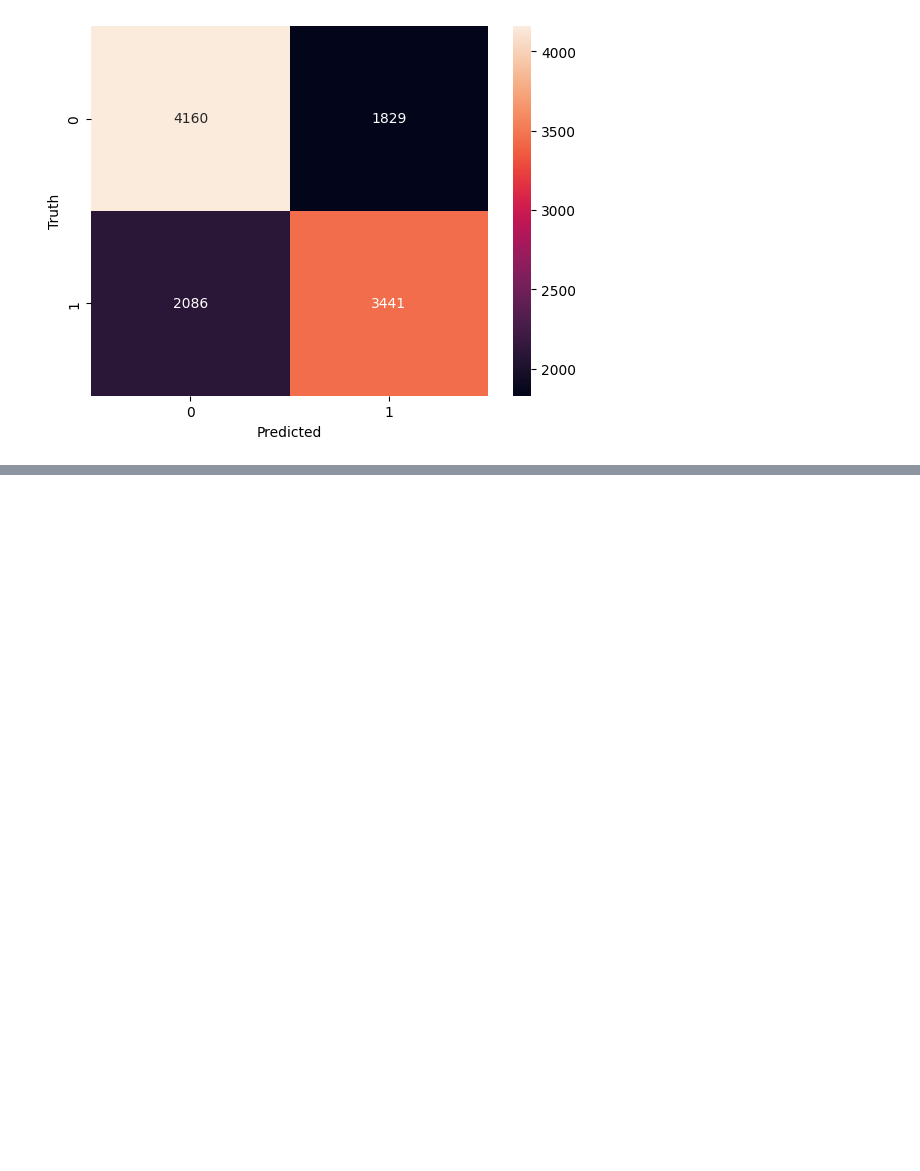
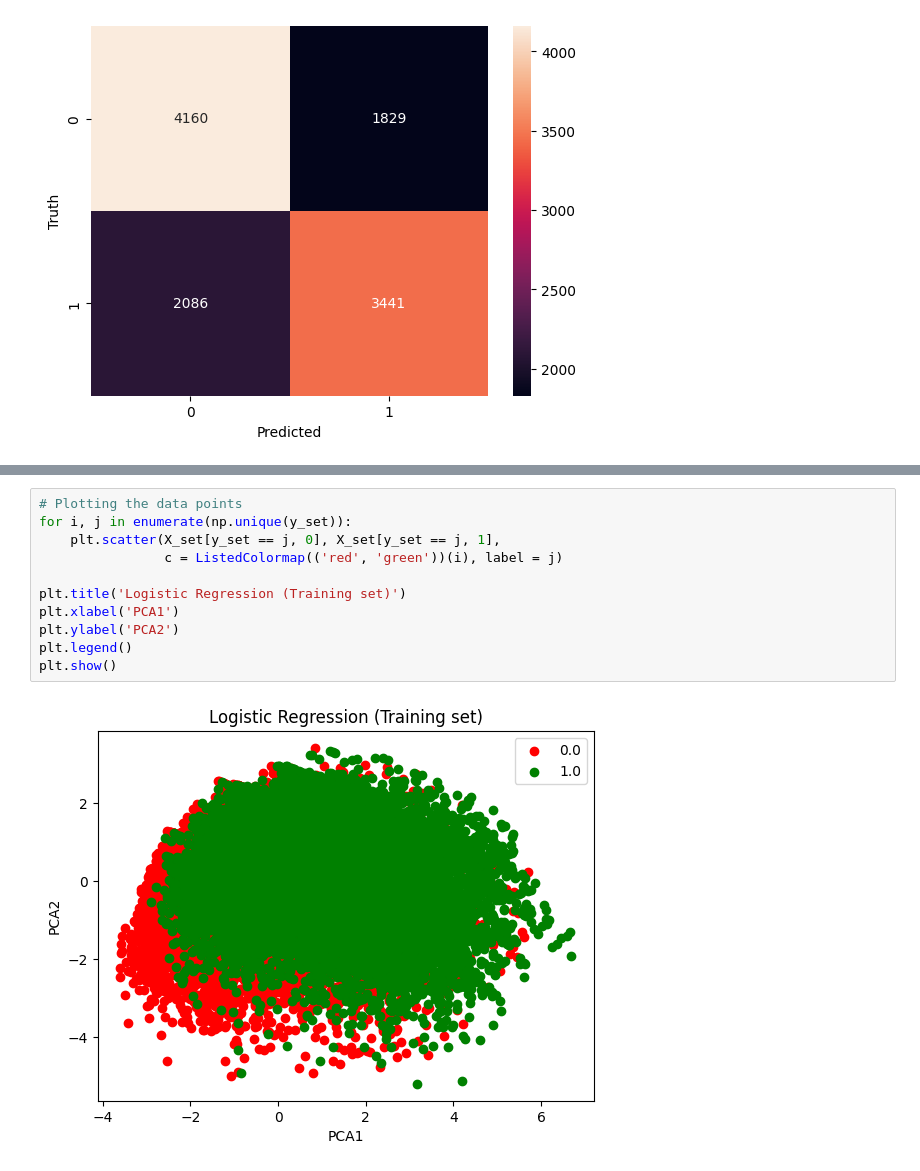
Before and after one commit to jjmccarty/project2_diabetes_outcomes, a Jupyter notebook: AZ.ipynb, the cells around one changed output, grey strips where cells are left out. Cells and saved outputs as stored; diff of their text form; blank space fills up the shorter version.

```diff
--- a/AZ.ipynb
+++ b/AZ.ipynb
@@ -151,0 +182,13 @@ plt.show()
+# %%
+# Plotting the data points
+for i, j in enumerate(np.unique(y_set)):
+    plt.scatter(X_set[y_set == j, 0], X_set[y_set == j, 1],
+                c = ListedColormap(('red', 'green'))(i), label = j)
+
+plt.title('Logistic Regression (Training set)')
+plt.xlabel('PCA1')
+plt.ylabel('PCA2')
+plt.legend()
+plt.show()
+# %% [output]
+[figure, added]
```
Also changed, not shown: parts of 9 cells of this notebook.
